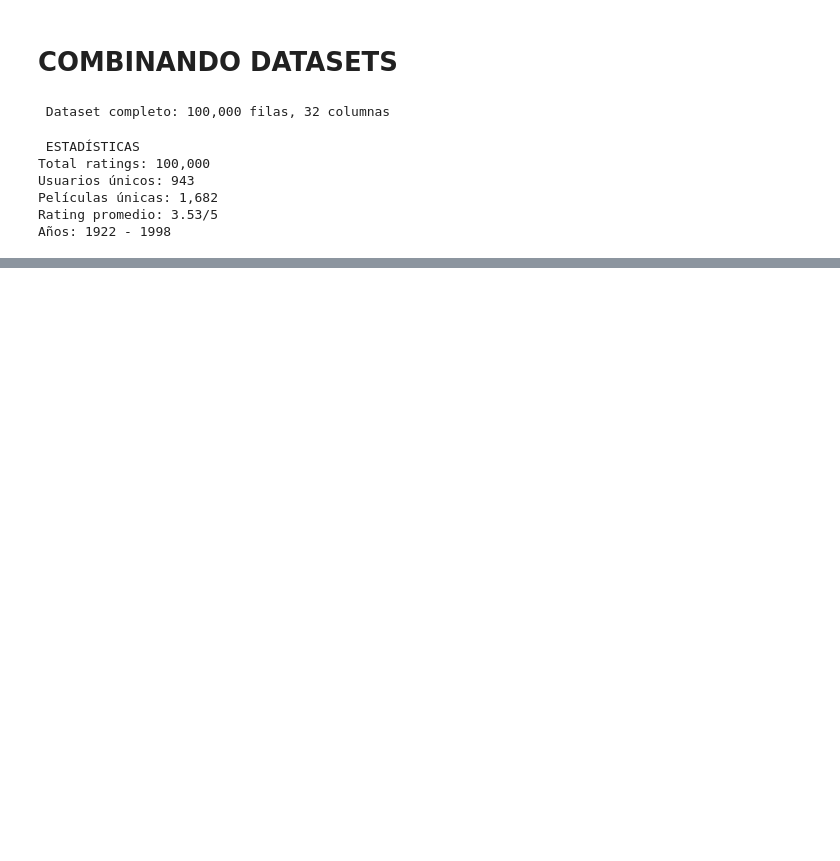
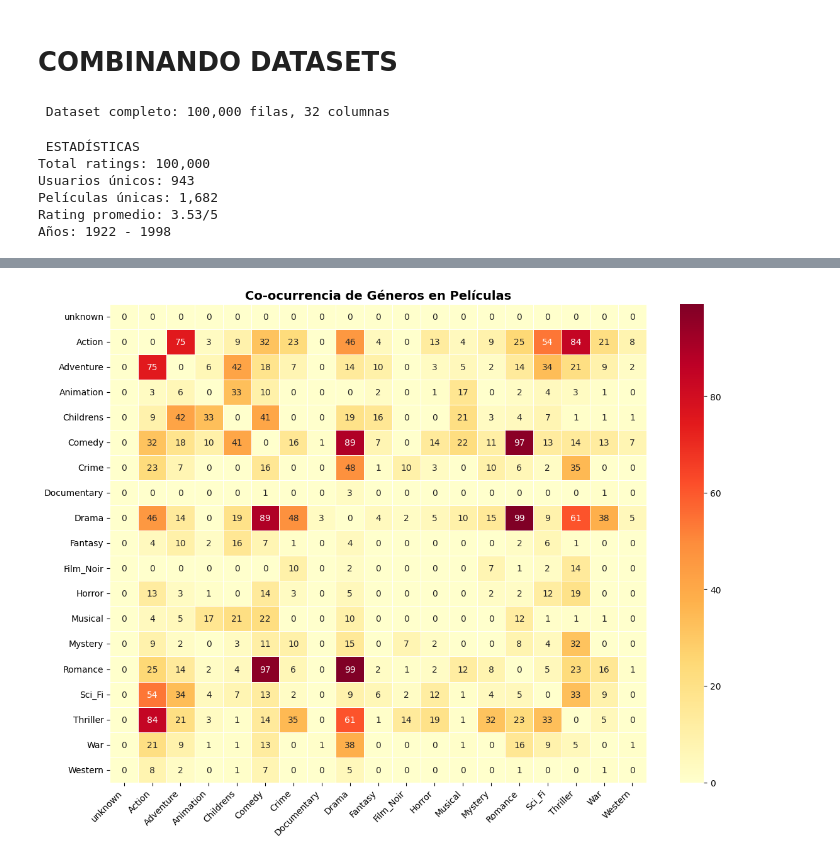
Before and after one commit to NNKTV28/4geeks_final_prod, a Jupyter notebook: src/explore.ipynb, the cells around one changed output, grey strips where cells are left out. Saved outputs shown, nothing was run; the diff lists cells and outputs as text; code cells hidden in the pictures; blank space fills up the shorter version.

```diff
--- a/src/explore.ipynb
+++ b/src/explore.ipynb
@@ -64,0 +172,23 @@ Años: 1922 - 1998
+# %%
+# ── 2.1 Definir columnas de género y calcular estadísticas ──────────────────
+genre_cols = [
+    'unknown', 'Action', 'Adventure', 'Animation', 'Childrens',
+    'Comedy', 'Crime', 'Documentary', 'Drama', 'Fantasy',
+    'Film_Noir', 'Horror', 'Musical', 'Mystery', 'Romance',
+    'Sci_Fi', 'Thriller', 'War', 'Western'
+]
+
+# Calcular: total de películas, total de ratings y rating promedio por género
+genre_stats = []
+for g in genre_cols:
+    if g in df.columns:
+        subset = df[df[g] == 1]
+        genre_stats.append({
+            'genre': g,
+            'num_movies': subset['movieId'].nunique(),
+            'num_ratings': len(subset),
+            'avg_rating': round(subset['rating'].mean(), 2)
+        })
+
+genre_df = pd.DataFrame(genre_stats).sort_values('num_ratings', ascending=False)
+print(genre_df.to_string(index=False))
@@ -64,0 +245,20 @@ Años: 1922 - 1998
+# %%
+# ── 2.3 Heatmap: Co-ocurrencia de géneros ────────────────────────────────────
+# ¿Qué géneros se combinan más frecuentemente en las mismas películas?
+movies_unique = df.drop_duplicates('movieId')
+genre_matrix = movies_unique[genre_cols].astype(int)
+co_occurrence = genre_matrix.T.dot(genre_matrix)
+
+# Normalizar para mejor visualización
+np.fill_diagonal(co_occurrence.values, 0)
+
+plt.figure(figsize=(12, 9))
+sns.heatmap(co_occurrence, annot=True, fmt='d', cmap='YlOrRd',
+            xticklabels=genre_cols, yticklabels=genre_cols,
+            linewidths=0.5, linecolor='white')
+plt.title('Co-ocurrencia de Géneros en Películas', fontsize=14, fontweight='bold')
+plt.xticks(rotation=45, ha='right')
+plt.tight_layout()
+plt.show()
+# %% [output]
+[figure, added]
```
Also changed, not shown: parts of 11 cells of this notebook, 2 other files.
